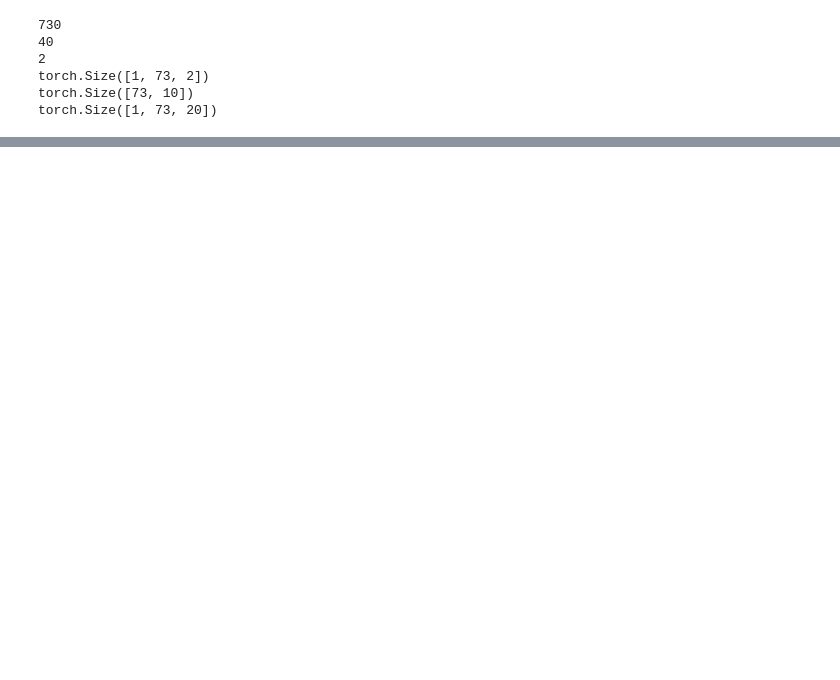
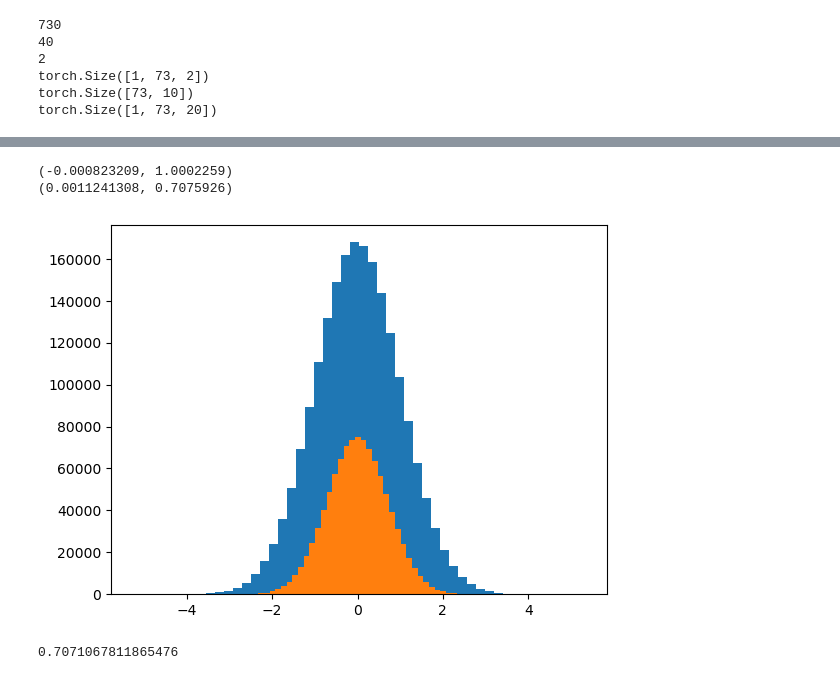
Before and after one commit to WillWang1113/Moving-Average-Diffusion, a Jupyter notebook: notebooks/test.ipynb, the cells around one changed output, grey strips where cells are left out. Cells and saved outputs as stored; diff of their text form; code cells hidden in the pictures; blank space fills up the shorter version.

```diff
--- a/notebooks/test.ipynb
+++ b/notebooks/test.ipynb
@@ -200,0 +239,23 @@ tensor([ 0.0052+0.0000e+00j,  0.0071+4.5265e-01j, -0.9656+1.1450e-02j,
+# %%
+import torch
+import matplotlib.pyplot as plt
+from scipy.stats import norm
+
+a = torch.randn(2000000)
+a_fft = torch.fft.rfft(a, norm='ortho')
+plt.hist(a, bins=50)
+plt.hist(a_fft.real, bins=50)
+print(norm.fit(a))
+# print(norm.fit(a_fft.real))
+print(norm.fit(a_fft.imag))
+# %% [output]
+(-0.000823209, 1.0002259)
+(0.0011241308, 0.7075926)
+[figure, added]
+# %%
+import numpy as np
+
+a = np.sqrt(1/2)
+a
+# %% [output]
+0.7071067811865476
```
Also changed, not shown: parts of 6 cells of this notebook, 12 other files.
